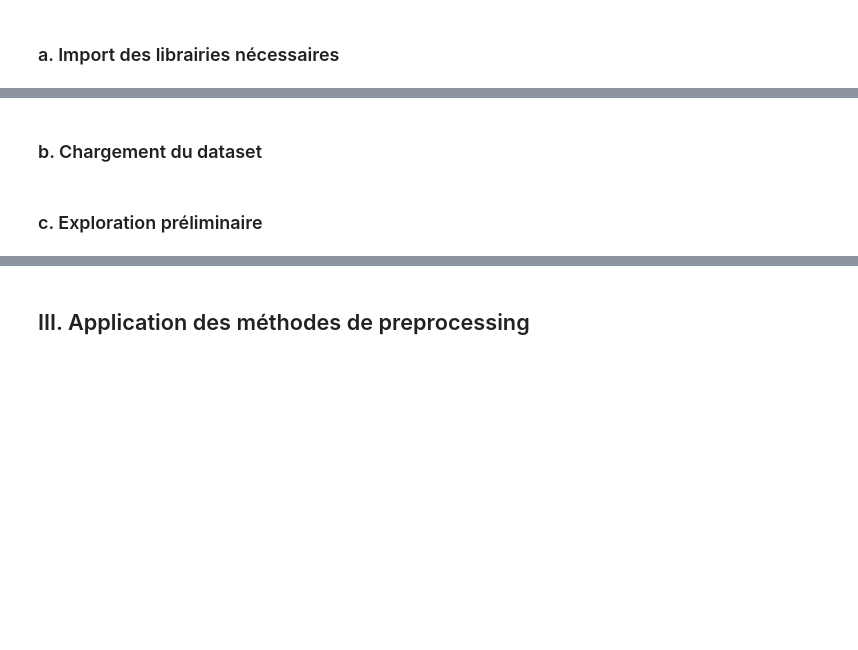
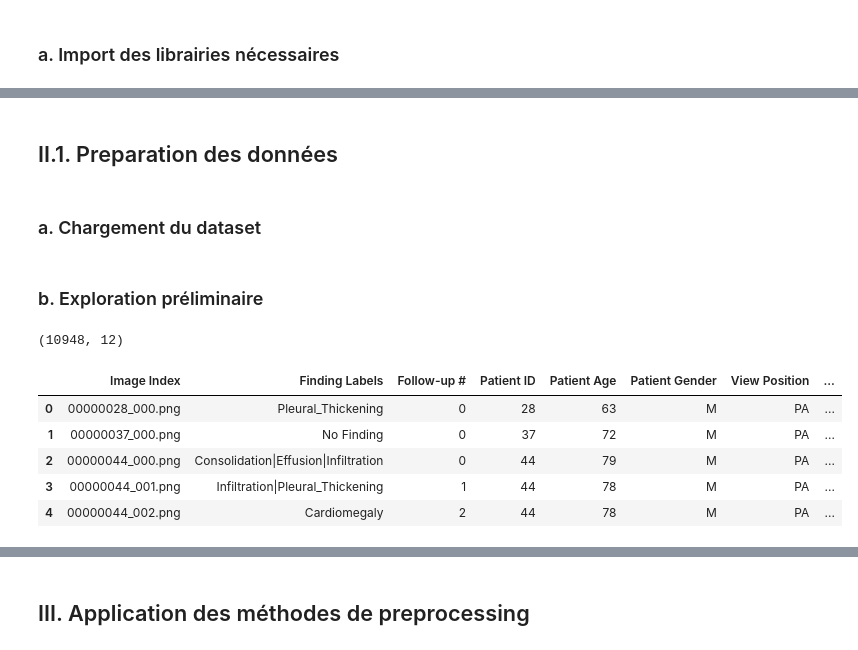
Before and after one commit to Raouf-Medj/projet-fairness, a Jupyter notebook: rendu.ipynb, the cells around one changed output, grey strips where cells are left out. Cells and saved outputs as stored; diff of their text form; code cells hidden in the pictures; blank space fills up the shorter version.

```diff
--- a/rendu.ipynb
+++ b/rendu.ipynb
@@ -28,2 +103,4 @@ L’objectif de ce projet est d’**analyser un sous-ensemble de métadonnées e
+# %% [markdown]
+## II.1. Preparation des données
 # %% [markdown]
-### b. Chargement du dataset
+### a. Chargement du dataset
@@ -30,2 +110,14 @@ L’objectif de ce projet est d’**analyser un sous-ensemble de métadonnées e
 # %% [markdown]
-### c. Exploration préliminaire
+### b. Exploration préliminaire
+# %%
+print(df.shape)
+# Affichons les 5 premiers points de donnée du dataset
+df.head()
+# %% [output]
+(10948, 12)
+|  | Image Index | Finding Labels | Follow-up # | Patient ID | Patient Age | Patient Gender | View Position | ... |
+| 0 | 00000028_000.png | Pleural_Thickening | 0 | 28 | 63 | M | PA | ... |
+| 1 | 00000037_000.png | No Finding | 0 | 37 | 72 | M | PA | ... |
+| 2 | 00000044_000.png | Consolidation|Effusion|Infiltration | 0 | 44 | 79 | M | PA | ... |
+| 3 | 00000044_001.png | Infiltration|Pleural_Thickening | 1 | 44 | 78 | M | PA | ... |
+| 4 | 00000044_002.png | Cardiomegaly | 2 | 44 | 78 | M | PA | ... |
```
Also changed, not shown: parts of 28 cells of this notebook, 1 other file.
